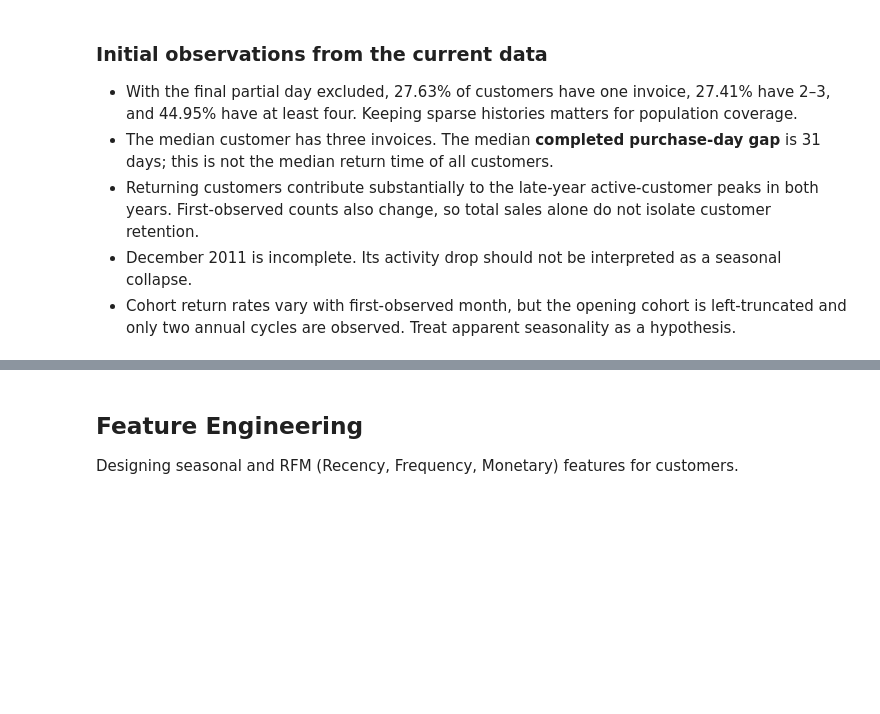
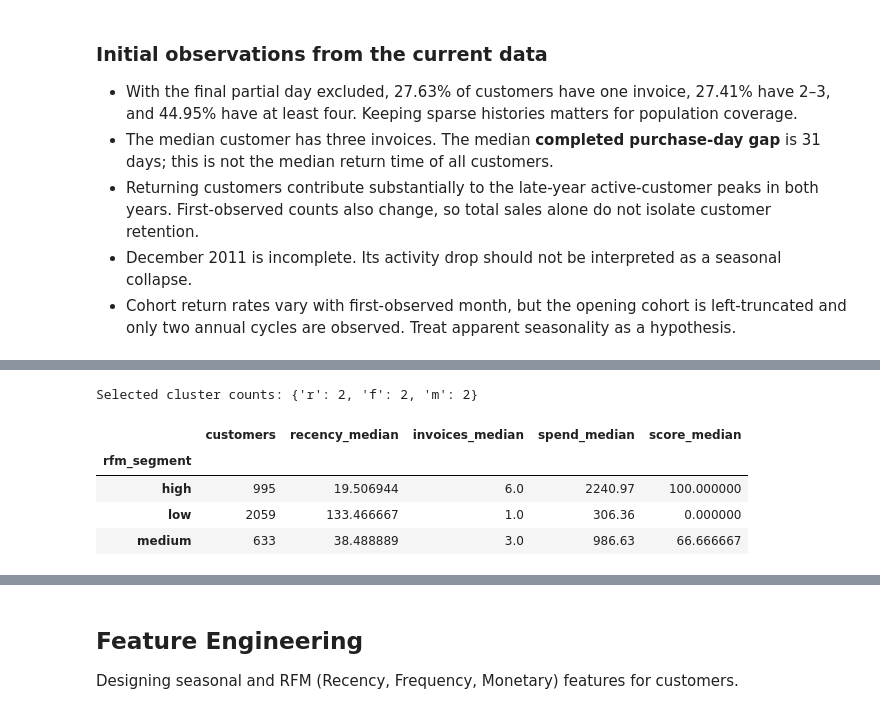
Before and after one commit to manu-horn/online-retail, a Jupyter notebook: notebooks/02_stats_and_fe.ipynb, the cells around one changed output, grey strips where cells are left out. Drawn from its saved outputs; the diff is of its cells as text; code cells hidden in the pictures; blank space fills up the shorter version.

```diff
--- a/notebooks/02_stats_and_fe.ipynb
+++ b/notebooks/02_stats_and_fe.ipynb
@@ -273,0 +349,13 @@ plt.show()
+# %%
+print("Selected cluster counts:", selected_cluster_counts)
+rfm_preview = RFMSegmenter(selected_cluster_counts).fit(rfm_training)
+representative = rfm_training.loc[rfm_training["cutoff"].eq(rfm_training["cutoff"].max())]
+rfm_customers = rfm_preview.transform(representative)
+segment_profiles(rfm_customers)
+# %% [output]
+Selected cluster counts: {'r': 2, 'f': 2, 'm': 2}
+|  | customers | recency_median | invoices_median | spend_median | score_median |
+| rfm_segment |  |  |  |  |  |
+| high | 995 | 19.506944 | 6.0 | 2240.97 | 100.000000 |
+| low | 2059 | 133.466667 | 1.0 | 306.36 | 0.000000 |
+| medium | 633 | 38.488889 | 3.0 | 986.63 | 66.666667 |
```
Also changed, not shown: parts of 10 cells of this notebook, 8 other files.
